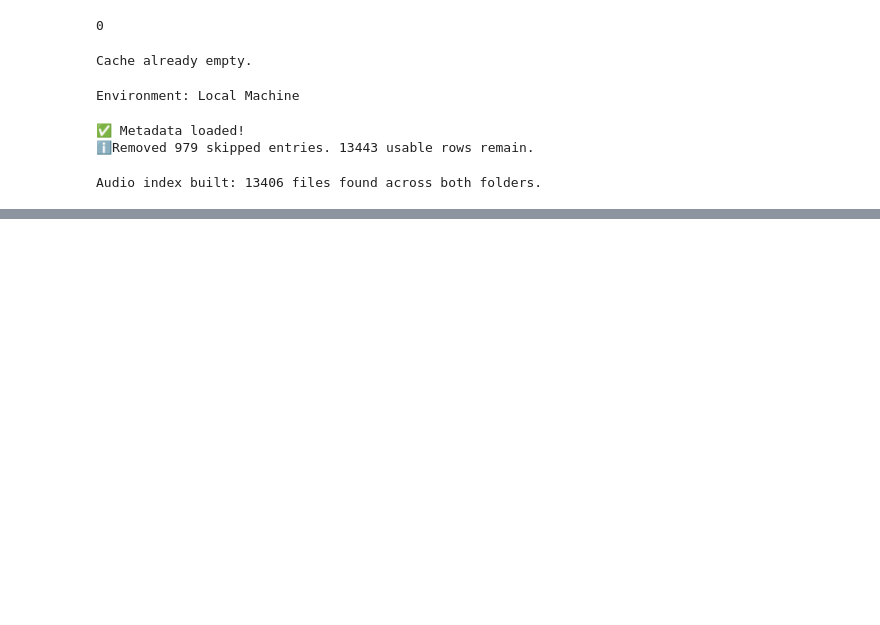
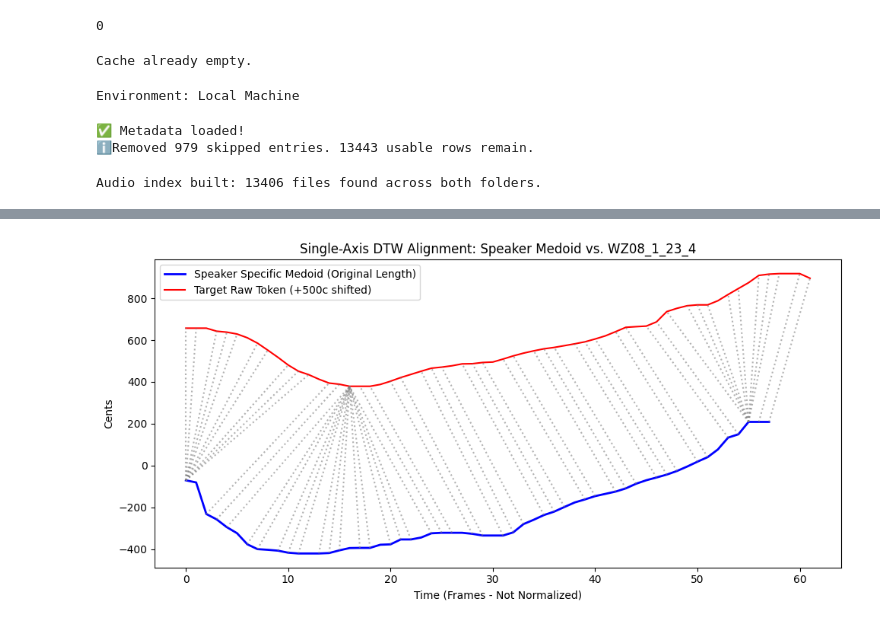
Before and after one commit to jerperkins/zhuang-dialect-analysis, a Jupyter notebook: CSC575ZhuangProject.ipynb, the cells around one changed output, grey strips where cells are left out. Saved outputs shown, nothing was run; the diff lists cells and outputs as text; code cells hidden in the pictures; blank space fills up the shorter version.

Commit message:
DTW and similarity matrices implemented
DTW performed on data. A number of similarity matrices can be computed and plotted.

```diff
--- a/CSC575ZhuangProject.ipynb
+++ b/CSC575ZhuangProject.ipynb
@@ -95,6 +100,10 @@ else:
 if os.path.exists(METADATA_PATH):
     df = pd.read_csv(METADATA_PATH)
     print("✅ Metadata loaded!")
+
+    # Universally rename Tone 0 to Tone 10 (catching '0.0' just in case Pandas read it as a float)
+    df['ReclassifiedTone'] = df['ReclassifiedTone'].astype(str).replace({'0': '10', '0.0': '10'})
+    df['DictionaryTone'] = df['DictionaryTone'].astype(str).replace({'0': '10', '0.0': '10'})
 
     df['Dialect'] = df['Filename'].astype(str).str[:2]
     df['Speaker'] = df['Filename'].astype(str).str[:4]
@@ -217,7 +226,8 @@ def get_speaker_median_f0(speaker_id, n_samples=30):
         if target_file:
             try:
                 snd  = parselmouth.Sound(wav_path)
-                vals = snd.to_pitch().selected_array['frequency']
+                # Use broad floor/ceiling — median not yet known, but defaults are acceptable here
+                vals = snd.to_pitch(pitch_floor=60.0, pitch_ceiling=600.0).selected_array['frequency']
                 all_f0.extend(vals[vals > 0].tolist())
             except Exception:
                 pass
@@ -686,0 +961,16 @@ VBox(children=(HTML(value='<b>Left Column Filters</b>'), HBox(children=(Dropdown
+# %%
+# 1. Run the Harvester for Group [WZ, Tone 1, Long Vowels]
+clean_contours, clean_filenames = get_dtw_contours_with_textgrids('WZ', '1', target_vl='long')
+
+# 2. Build the unified Data Matrix
+if len(clean_contours) > 0:
+    wz_long_matrix, spk_medoids, wz_outliers, plotting_refs = process_dtw_clustering_matrix(
+        clean_contours, clean_filenames, df
+    )
+
+    if len(wz_outliers) > 0:
+        print("\n--- TOP 5 OUTLIERS ---")
+        for fname, score in wz_outliers[:5]:
+            print(f"{fname}.wav (Speaker variation outlier)")
+
+    print(f"\n✅ Normalization Complete! Unified array dimensions correctly synthesized for clustering logic: {wz_long_matrix.shape}")
@@ -686,0 +995,15 @@ VBox(children=(HTML(value='<b>Left Column Filters</b>'), HBox(children=(Dropdown
+# %%
+# --- DTW DIAGNOSTIC PLOT ---
+# Visualizing how the DTW cleanly warped a raw speaker token against their *exact* Speaker Medoid
+target = clean_filenames[0]
+if len(wz_outliers) > 0:
+    target = wz_outliers[0][0] # use the worst outlier
+
+# Lookup properties
+lookup = plotting_refs[target]
+raw_target_contour = lookup['raw']
+its_speaker_medoid = lookup['medoid']
+
+plot_dtw_single_axis(its_speaker_medoid, raw_target_contour, f"Single-Axis DTW Alignment: Speaker Medoid vs. {target}")
+# %% [output]
+[figure, added]
```
Also changed, not shown: parts of 17 cells of this notebook.
